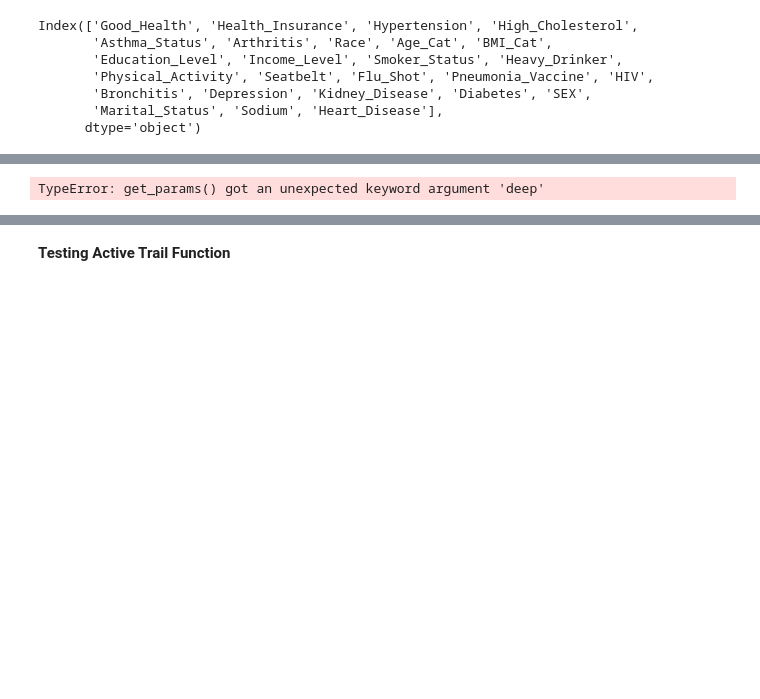
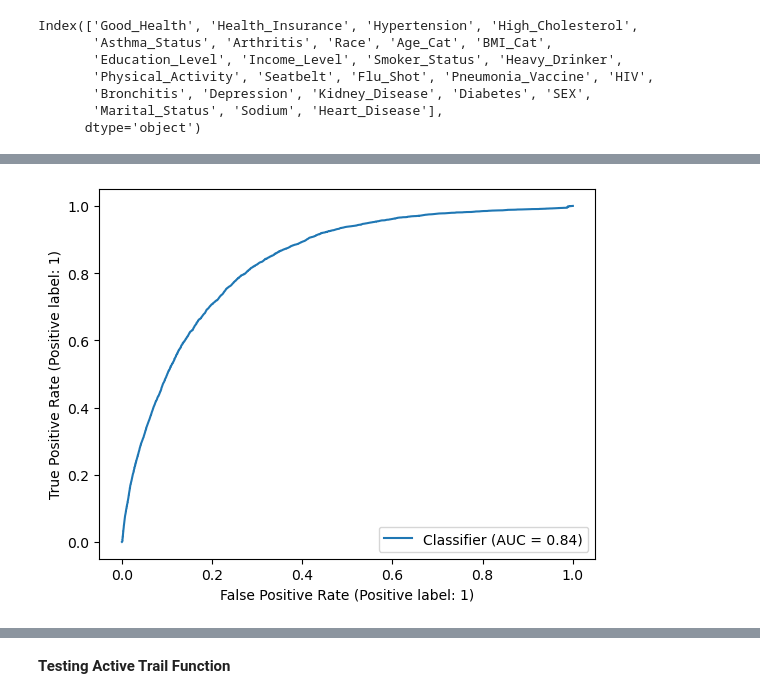
Before and after one commit to Hiram32/Springboard, a Jupyter notebook: Capstone_Project_3/Capstone_Project_3.ipynb, the cells around one changed output, grey strips where cells are left out. Drawn from its saved outputs; the diff is of its cells as text; code cells hidden in the pictures; blank space fills up the shorter version.

Commit message:
Defined BayesianModel class

```diff
--- a/Capstone_Project_3/Capstone_Project_3.ipynb
+++ b/Capstone_Project_3/Capstone_Project_3.ipynb
@@ -96,5 +96,16 @@ class BayesianModel(BayesianNetwork):
         super().fit(data, **params)
         print('Succesfully fitted the graph')
 
+    def predict(self, X, stochastic=False, n_jobs=-1):
+        y_pred = super().predict(X, stochastic, n_jobs)
+
+        if y_pred.shape[1] == 1:
+            y_pred = y_pred.iloc[:, 0]
+
+        return y_pred
+
+    def predict_proba(self, X):
+        return super().predict_probability(X)
+
     def get_params(self, deep=False):
         return {'graph_search_algo':self.graph_search_algo, 'graph_search_params':self.graph_search_params, **self.params}
@@ -228,0 +173,7 @@ from pgmpy.estimators import BayesianEstimator
+# %%
+from pgmpy.estimators import BayesianEstimator
+
+bm = BayesianModel(graph_search_algo=HillClimbSearch, graph_search_params={}, estimator=BayesianEstimator, prior_type='BDeu', equivalent_sample_size=5)
+bm.fit(X_train, y_train)
+y_pred = bm.predict(X_test)
+y_pred
@@ -228,0 +195,3 @@ from pgmpy.estimators import BayesianEstimator
+# %%
+y_proba = bm.predict_proba(X_test)
+y_proba
@@ -228,0 +212,8 @@ from pgmpy.estimators import BayesianEstimator
+# %%
+import matplotlib.pyplot as plt
+from sklearn.metrics import RocCurveDisplay
+
+RocCurveDisplay.from_predictions(y_test, y_proba.iloc[:, 1])
+plt.show()
+# %% [output]
+[figure, added]
@@ -229,8 +226,7 @@ from pgmpy.estimators import BayesianEstimator
 # %%
-cross_validate(BayesianModel(graph_search_algo=HillClimbSearch, graph_search_params={'tabu_length':200, 'max_iter':20}, estimator=BayesianEstimator, prior_type='BDeu', equivalent_sample_size=5), \
-               X, y, scoring='recall', )
+scores = cross_validate(BayesianModel(graph_search_algo=HillClimbSearch, graph_search_params={}, estimator=BayesianEstimator, prior_type='BDeu', equivalent_sample_size=5), \
+    X, y, scoring=['recall', 'roc_auc'])
+scores
-# %% [output]
-TypeError: get_params() got an unexpected keyword argument 'deep'
 # %%
 cv_scores_summary, cv_scores = cv_scorer(BayesianModel, ['recall'], X, y, model_name='BayesianModel', algo_params=dict(graph_search_algo=HillClimbSearch, \
     graph_search_params={'tabu_length':200, 'max_iter':20}, estimator=BayesianEstimator, prior_type='BDeu', equivalent_sample_size=5), resampler=None, output=True)
```
Also changed, not shown: parts of 11 cells of this notebook.
